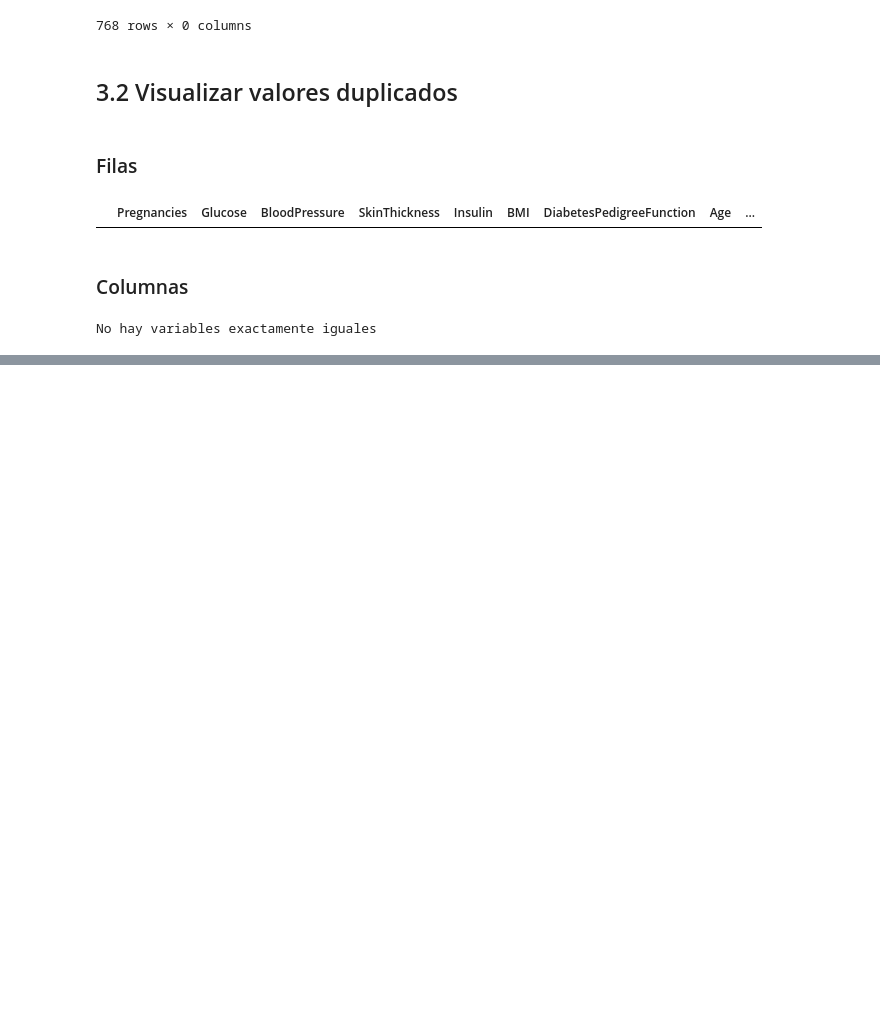
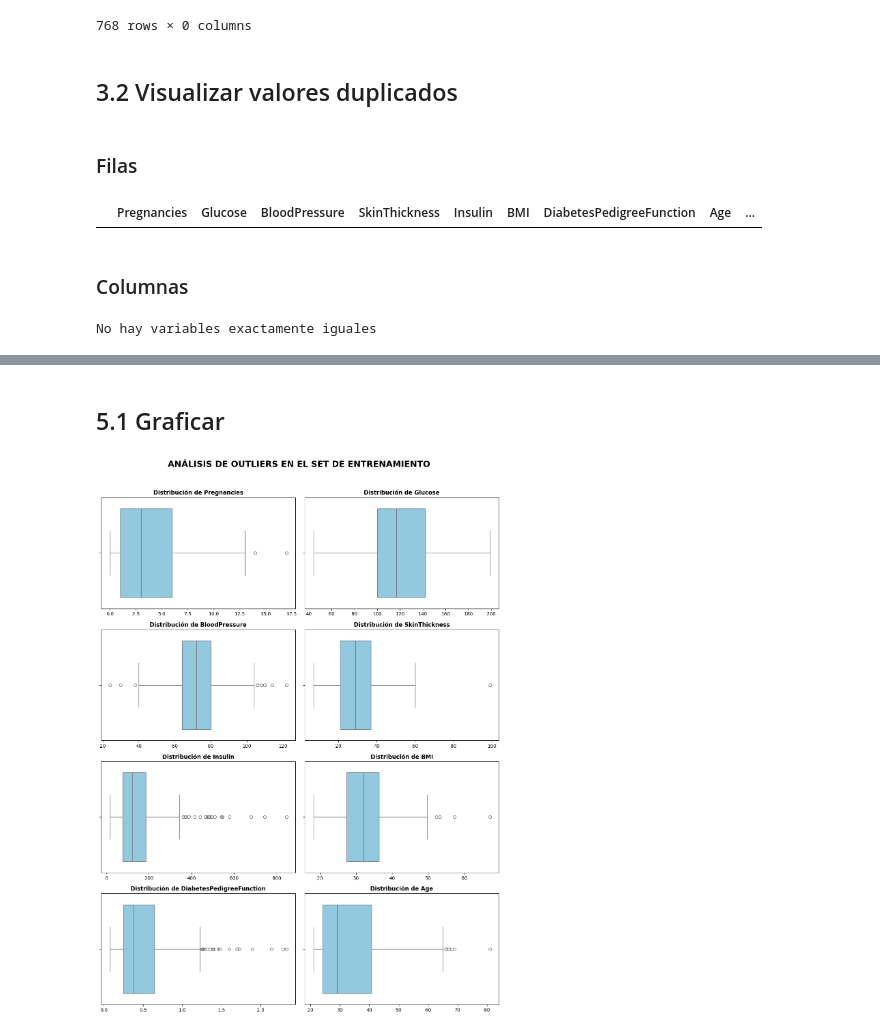
Before and after one commit to 4GeeksAcademy/steven10015-intro-ml, a Jupyter notebook: src/04-decission-tree.ipynb, the cells around one changed output, grey strips where cells are left out. Saved outputs shown, nothing was run; the diff lists cells and outputs as text; code cells hidden in the pictures; blank space fills up the shorter version.

```diff
--- a/src/04-decission-tree.ipynb
+++ b/src/04-decission-tree.ipynb
@@ -143,0 +139,23 @@ NameError: name 'joblib' is not defined
+# %% [markdown]
+## 5.1 Graficar
+# %%
+
+# 2. Configuración de la figura (4 filas x 2 columnas)
+fig, axis = plt.subplots(4, 2, figsize=(12, 16))
+
+# 3. Rellenar los boxplots de forma automática para evitar errores manuales
+# Usamos un flatten() para recorrer los ejes fácilmente del 0 al 7
+for i, col in enumerate(columns):
+    row = i // 2
+    col_idx = i % 2
+
+    sns.boxplot(ax=axis[row, col_idx], data=X_train, x=col, color="skyblue")
+    axis[row, col_idx].set_title(f"Distribución de {col}", fontsize=12, fontweight="bold")
+    axis[row, col_idx].set_xlabel("") # Limpiamos el label para que no se vea amontonado
+
+# 4. Ajustes finales de estilo
+fig.suptitle("ANÁLISIS DE OUTLIERS EN EL SET DE ENTRENAMIENTO", size=18, fontweight="bold", y=1.02)
+plt.tight_layout()
+plt.show()
+# %% [output]
+[figure, added]
```
Also changed, not shown: parts of 48 cells of this notebook, 2 other files.
